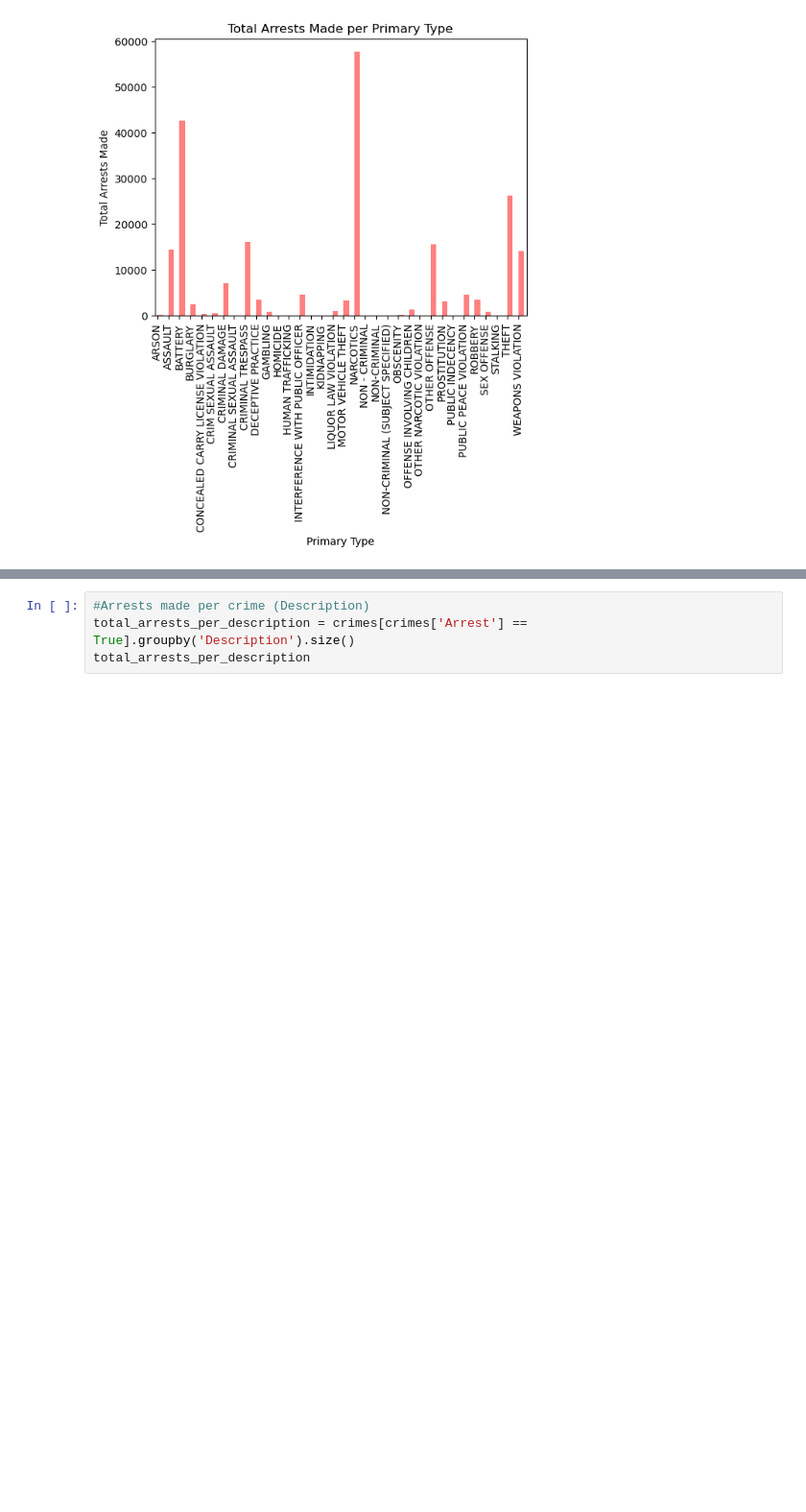
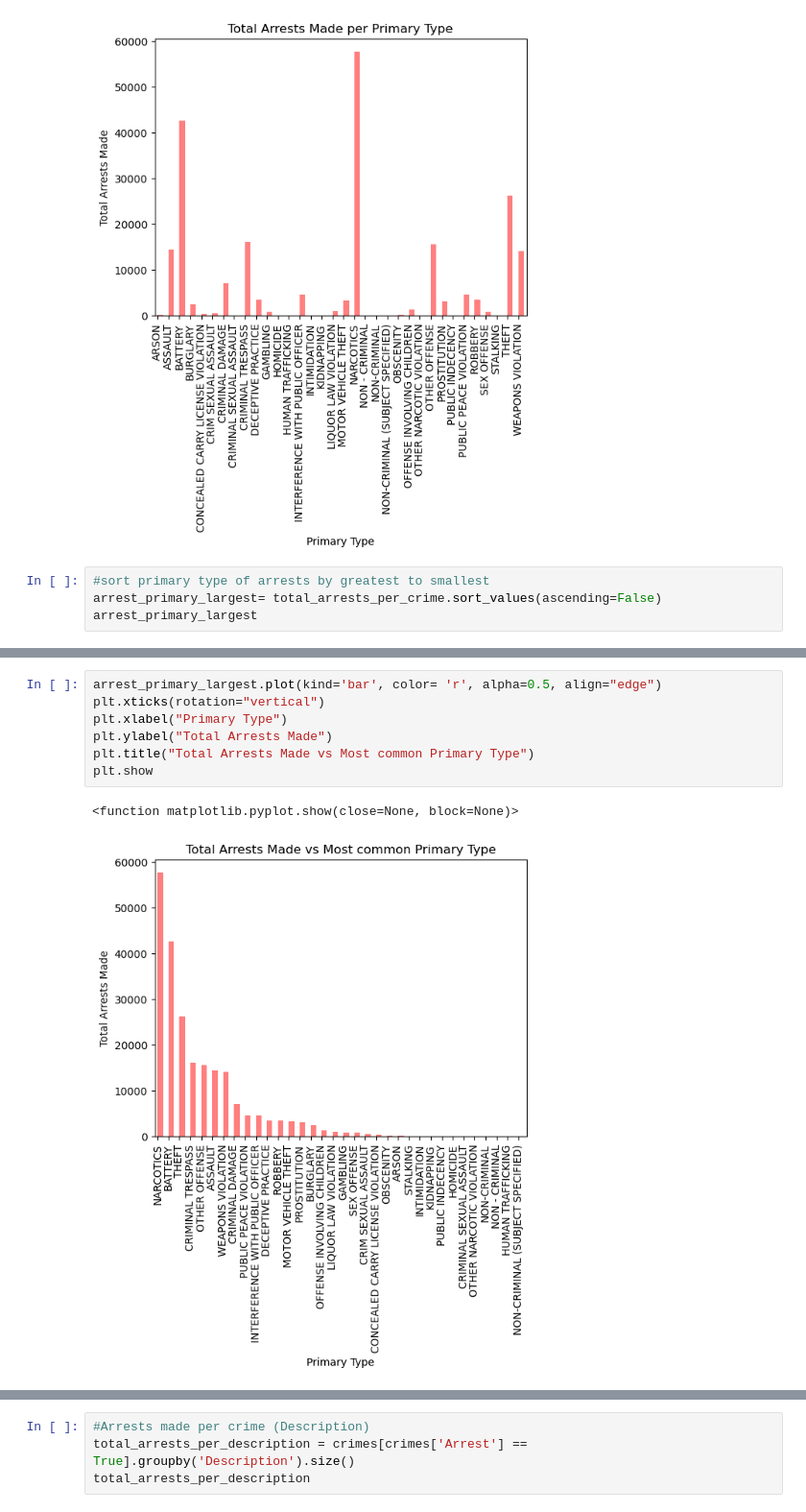
Before and after one commit to jdmandras/Project-1, a Jupyter notebook: crimes-DU.ipynb, the cells around one changed output, grey strips where cells are left out. Shown at 96% size. Saved outputs shown, nothing was run; the diff lists cells and outputs as text; blank space fills up the shorter version.

```diff
--- a/crimes-DU.ipynb
+++ b/crimes-DU.ipynb
@@ -146,3 +146,7 @@ plt.show
 # %% [output]
 <function matplotlib.pyplot.show(close=None, block=None)>
 [figure]
+# %%
+#sort primary type of arrests by greatest to smallest
+arrest_primary_largest= total_arrests_per_crime.sort_values(ascending=False)
+arrest_primary_largest
@@ -148,0 +171,10 @@ plt.show
+# %%
+arrest_primary_largest.plot(kind='bar', color= 'r', alpha=0.5, align="edge")
+plt.xticks(rotation="vertical")
+plt.xlabel("Primary Type")
+plt.ylabel("Total Arrests Made")
+plt.title("Total Arrests Made vs Most common Primary Type")
+plt.show
+# %% [output]
+<function matplotlib.pyplot.show(close=None, block=None)>
+[figure, added]
```
Also changed, not shown: parts of 5 cells of this notebook.
